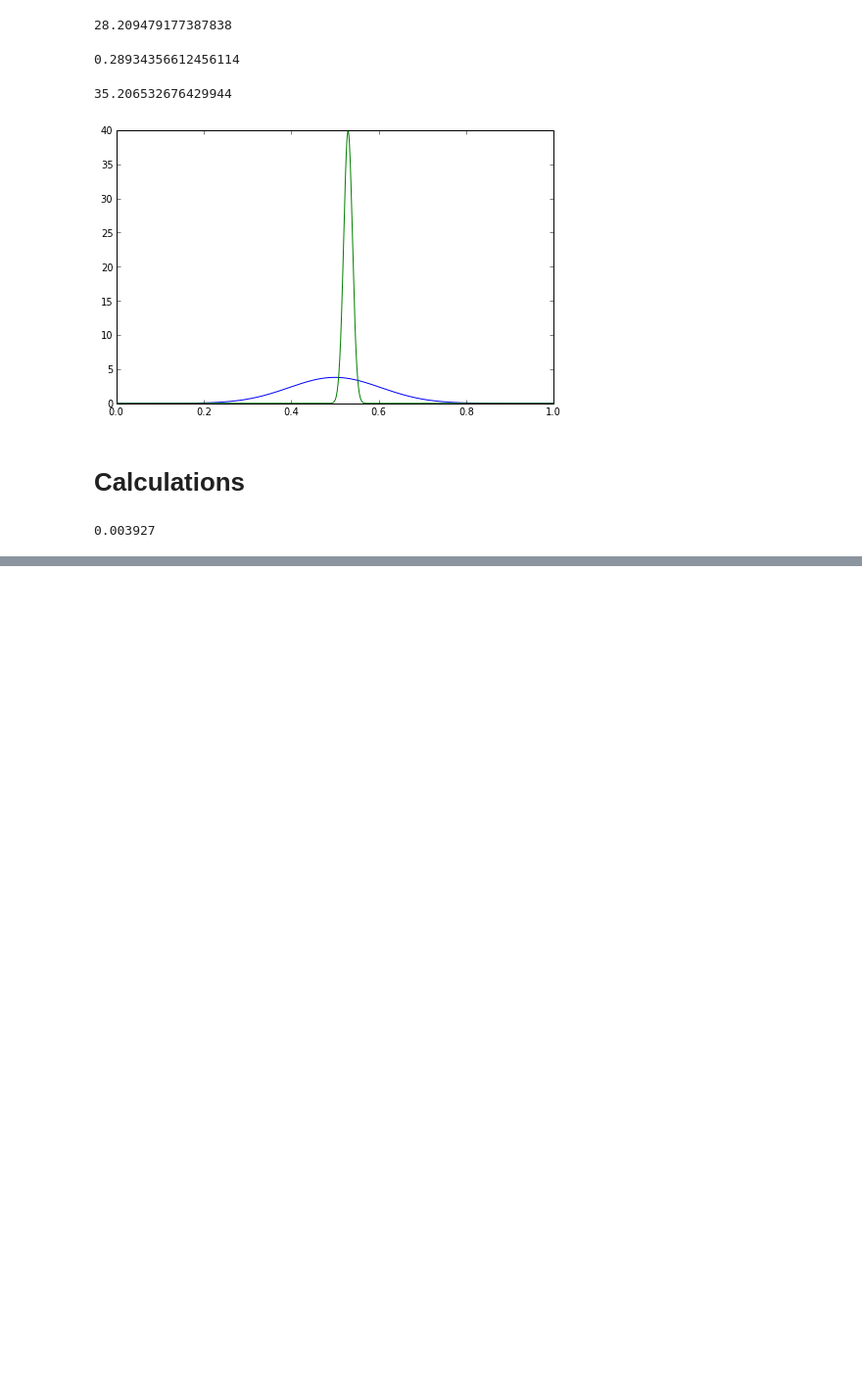
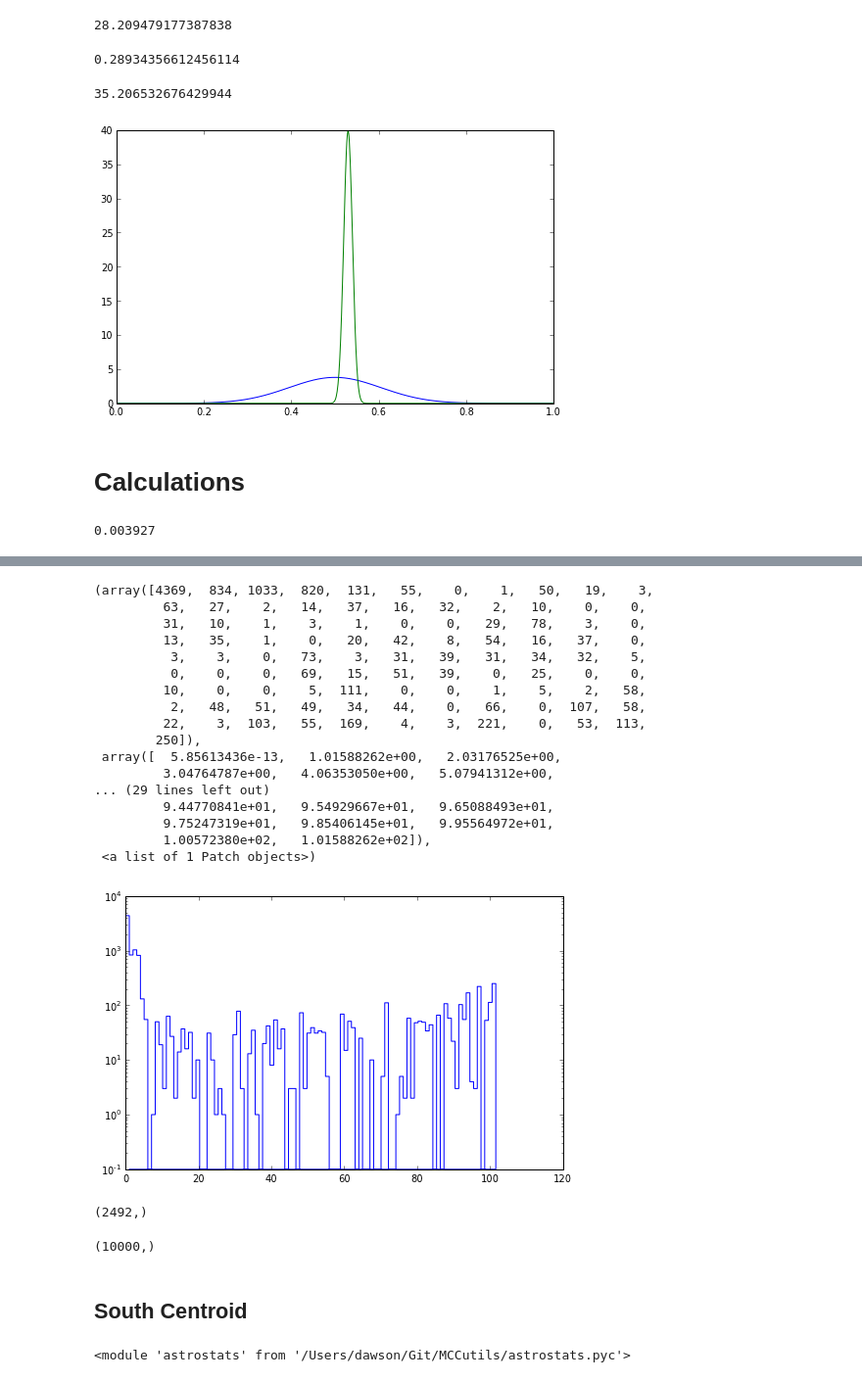
Before and after one commit to wadawson/dissertation, a Jupyter notebook: Chapter4/GalaxyCentroidUncertainty.ipynb, the cells around one changed output, grey strips where cells are left out. Shown at 98% size. Saved outputs shown, nothing was run; the diff lists cells and outputs as text; code cells hidden in the pictures; blank space fills up the shorter version.

```diff
--- a/Chapter4/GalaxyCentroidUncertainty.ipynb
+++ b/Chapter4/GalaxyCentroidUncertainty.ipynb
@@ -126,0 +244,3 @@ print sigma_cluster
+# %%
+# create the bootstrap samples
+index = astrostats.weightedrand(weight,size=N_boot)
@@ -126,0 +251,35 @@ print sigma_cluster
+# %%
+hist(weight[index],bins=100,log=True,histtype='step')
+# %% [output]
+(array([4369,  834, 1033,  820,  131,   55,    0,    1,   50,   19,    3,
+         63,   27,    2,   14,   37,   16,   32,    2,   10,    0,    0,
+         31,   10,    1,    3,    1,    0,    0,   29,   78,    3,    0,
+         13,   35,    1,    0,   20,   42,    8,   54,   16,   37,    0,
+          3,    3,    0,   73,    3,   31,   39,   31,   34,   32,    5,
+          0,    0,    0,   69,   15,   51,   39,    0,   25,    0,    0,
+         10,    0,    0,    5,  111,    0,    0,    1,    5,    2,   58,
+          2,   48,   51,   49,   34,   44,    0,   66,    0,  107,   58,
+         22,    3,  103,   55,  169,    4,    3,  221,    0,   53,  113,
+        250]),
+ array([  5.85613436e-13,   1.01588262e+00,   2.03176525e+00,
+         3.04764787e+00,   4.06353050e+00,   5.07941312e+00,
+... (29 lines left out)
+         9.44770841e+01,   9.54929667e+01,   9.65088493e+01,
+         9.75247319e+01,   9.85406145e+01,   9.95564972e+01,
+         1.00572380e+02,   1.01588262e+02]),
+ <a list of 1 Patch objects>)
+[figure, added]
+# %%
+numpy.shape(weight)
+# %% [output]
+(2492,)
+# %%
+numpy.shape(index)
+# %% [output]
+(10000,)
+# %% [markdown]
+## South Centroid
+# %%
+reload(astrostats)
+# %% [output]
+<module 'astrostats' from '/Users/dawson/Git/MCCutils/astrostats.pyc'>
```
Also changed, not shown: parts of 19 cells of this notebook.
